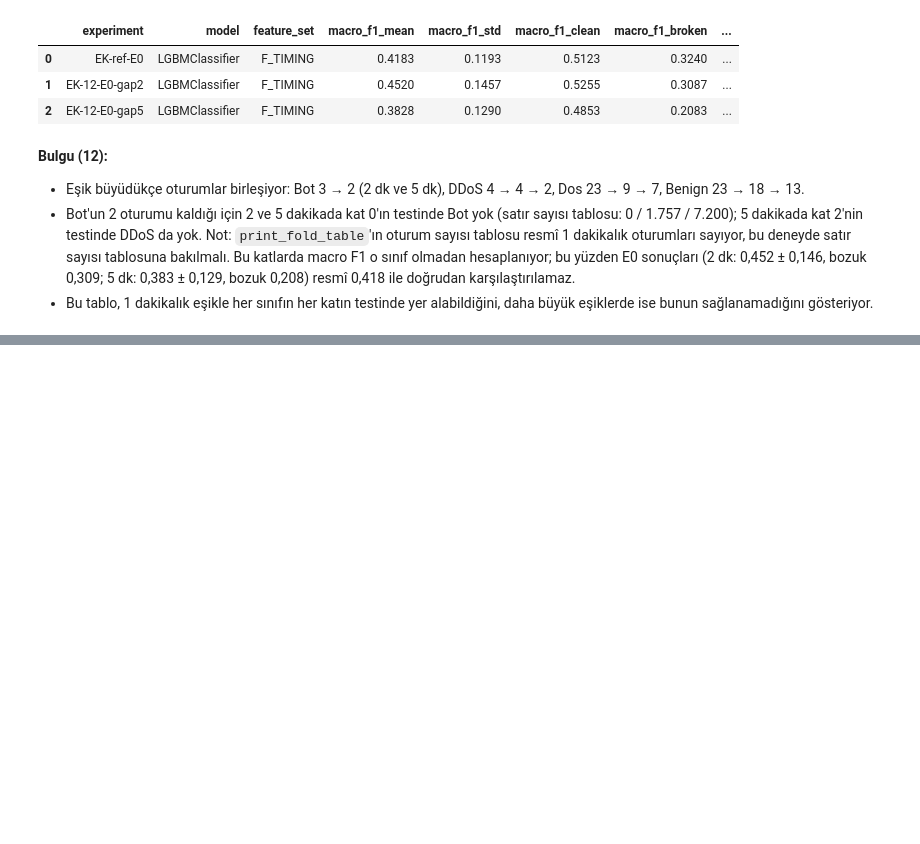
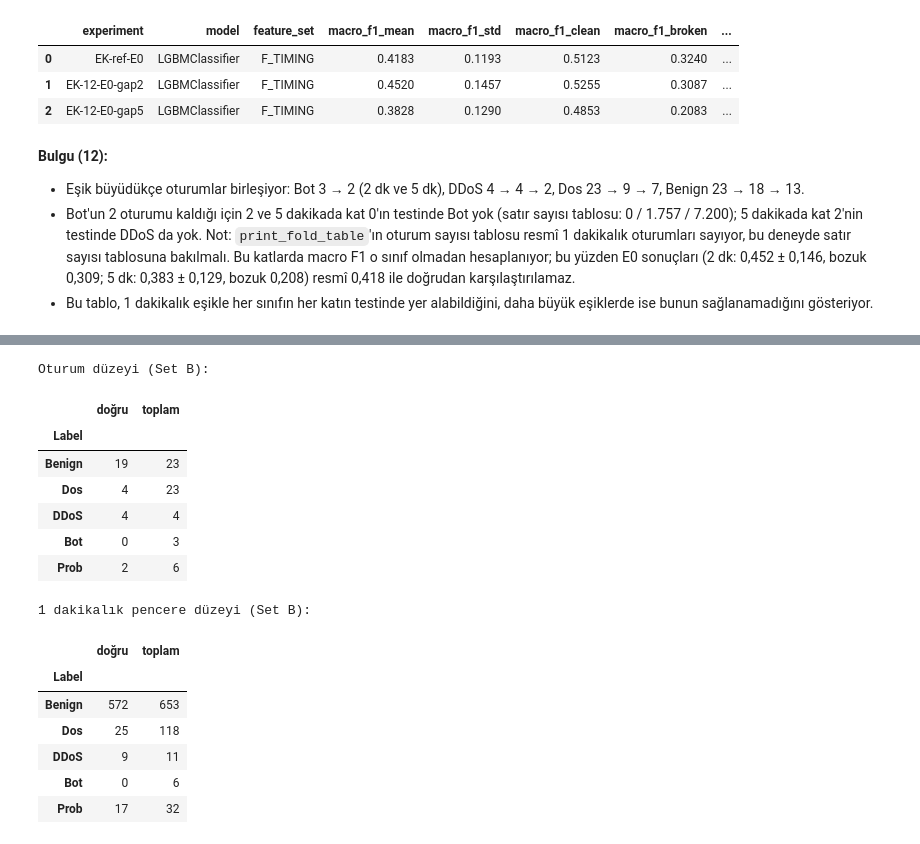
Before and after one commit to dogukandireksiz/iotshield-sdn-ids, a Jupyter notebook: notebooks/10_ek_deneyler.ipynb, the cells around one changed output, grey strips where cells are left out. Drawn from its saved outputs; the diff is of its cells as text; code cells hidden in the pictures; blank space fills up the shorter version.

```diff
--- a/notebooks/10_ek_deneyler.ipynb
+++ b/notebooks/10_ek_deneyler.ipynb
@@ -442,0 +480,39 @@ Sınıf başına oturum sayısı:
+# %%
+def majority_vote_table(group_of_row, oof):
+    """Her grup için çoğunluk tahminini gerçek sınıfla karşılaştırır. Sınıf başına doğru / toplam tablosu döndürür."""
+    votes = pd.DataFrame({'group': group_of_row.to_numpy(), 'true': data['Label'].to_numpy(), 'pred': oof})
+    rows = []
+    for group_name, part in votes.groupby('group'):
+        majority = part['pred'].value_counts().idxmax()
+        rows.append({'Label': part['true'].iloc[0], 'correct': majority == part['true'].iloc[0]})
+    per_group = pd.DataFrame(rows)
+    table = per_group.groupby('Label')['correct'].agg(['sum', 'count'])
+    table.columns = ['doğru', 'toplam']
+    return table.reindex(CLASSES)
+
+
+set_b_oof = results['SetB'][2].to_numpy()
+session_of_row = make_groups(data)
+window_of_row = data['Label'] + '_' + data['minute'].astype(str)
+
+print('Oturum düzeyi (Set B):')
+display(majority_vote_table(session_of_row, set_b_oof))
+print('1 dakikalık pencere düzeyi (Set B):')
+display(majority_vote_table(window_of_row, set_b_oof))
+# %% [output]
+Oturum düzeyi (Set B):
+|  | doğru | toplam |
+| Label |  |  |
+| Benign | 19 | 23 |
+| Dos | 4 | 23 |
+| DDoS | 4 | 4 |
+| Bot | 0 | 3 |
+| Prob | 2 | 6 |
+1 dakikalık pencere düzeyi (Set B):
+|  | doğru | toplam |
+| Label |  |  |
+| Benign | 572 | 653 |
+| Dos | 25 | 118 |
+| DDoS | 9 | 11 |
+| Bot | 0 | 6 |
+| Prob | 17 | 32 |
```
Also changed, not shown: parts of 10 cells of this notebook, 1 other file.
